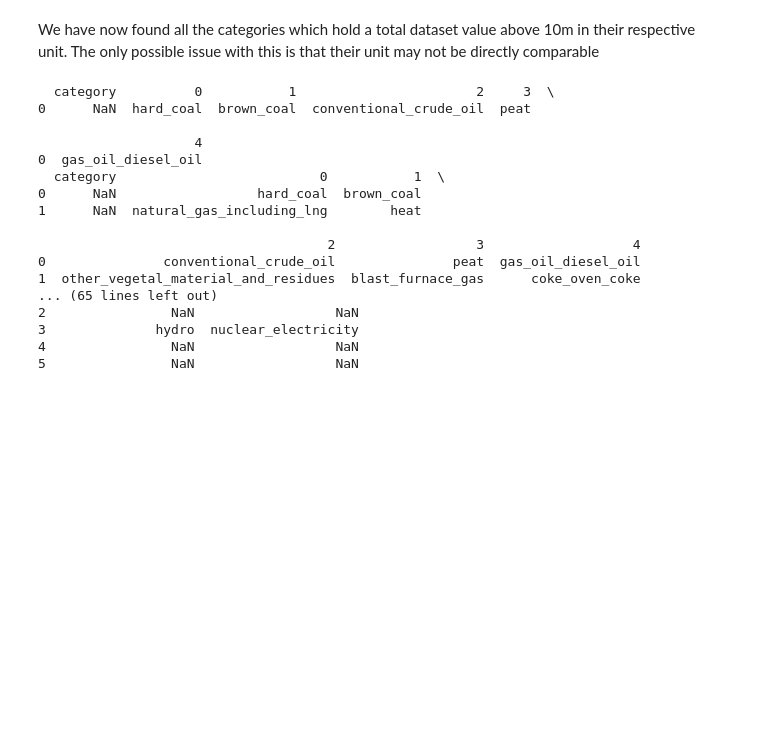
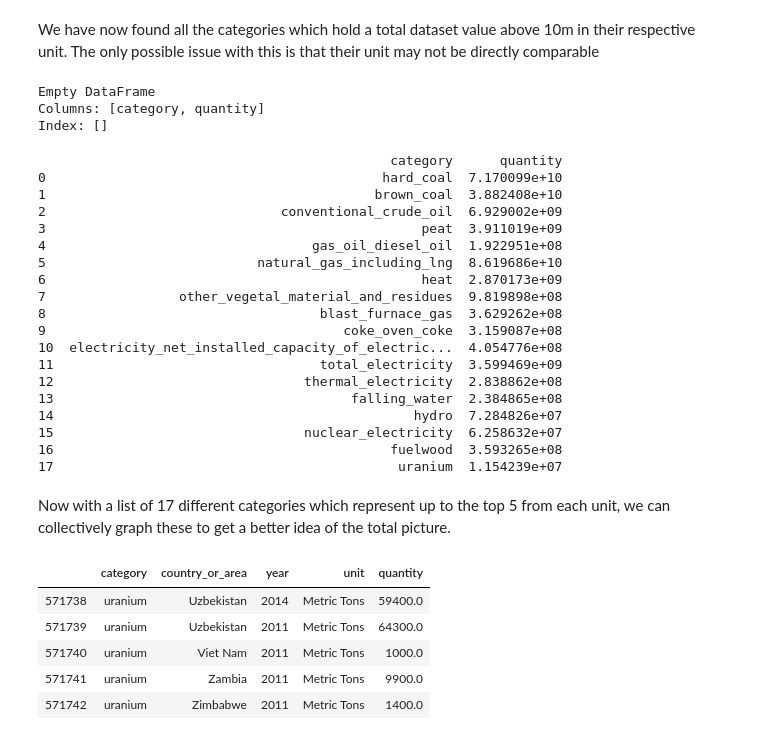
Before and after one commit to See-You-Data/UNInternationalEnergyData, a Jupyter notebook: dan_exploratory_analysis.ipynb, the cells around one changed output. Drawn from its saved outputs; the diff is of its cells as text; code cells hidden in the pictures; blank space fills up the shorter version.

```diff
--- a/dan_exploratory_analysis.ipynb
+++ b/dan_exploratory_analysis.ipynb
@@ -159,31 +143,52 @@ df_top_categories[df_top_categories['quantity']>=1E7]
 | uranium | Metric Tons | 1.154239e+07 |
 # %% [markdown]
 We have now found all the categories which hold a total dataset value above 10m in their respective unit. The only possible issue with this is that their unit may not be directly comparable
+# %%
+df_top_categories = df[['category','quantity']].drop(df.index)
+print(df_top_categories.head())
+# %% [output]
+Empty DataFrame
+Columns: [category, quantity]
+Index: []
 # %%
-df_top_categories = pd.DataFrame(columns=['category'])
+df_top_categories = df[['category','quantity']].iloc[0:0]
 for unit in df['unit'].unique():
     df_single_unit_categories = df[df['unit'] == unit].groupby(['category']).sum()
     df_single_unit_categories.drop(['year','quantity_footnotes'], axis=1, inplace=True)
     df_single_unit_categories.sort_values(by=['quantity'], inplace=True, ascending=False)
     df_single_unit_categories.reset_index(inplace=True)
-    #print(df_single_unit_categories['category'])
-    df_top_categories = df_top_categories.append(df_single_unit_categories['category'].head(),ignore_index=True)
-    print(df_top_categories)
+    df_top_categories = df_top_categories.append(df_single_unit_categories.iloc[0:5],ignore_index=True)
+print(df_top_categories)
 # %% [output]
-  category          0           1                       2     3  \
-0      NaN  hard_coal  brown_coal  conventional_crude_oil  peat
-
-                    4
-0  gas_oil_diesel_oil
-  category                          0           1  \
-0      NaN                  hard_coal  brown_coal
-1      NaN  natural_gas_including_lng        heat
-
-                                     2                  3                   4
-0               conventional_crude_oil               peat  gas_oil_diesel_oil
-1  other_vegetal_material_and_residues  blast_furnace_gas      coke_oven_coke
-... (65 lines left out)
-2                NaN                  NaN
-3              hydro  nuclear_electricity
-4                NaN                  NaN
-5                NaN                  NaN
+                                             category      quantity
+0                                           hard_coal  7.170099e+10
+1                                          brown_coal  3.882408e+10
+2                              conventional_crude_oil  6.929002e+09
+3                                                peat  3.911019e+09
+4                                  gas_oil_diesel_oil  1.922951e+08
+5                           natural_gas_including_lng  8.619686e+10
+6                                                heat  2.870173e+09
+7                 other_vegetal_material_and_residues  9.819898e+08
+8                                   blast_furnace_gas  3.629262e+08
+9                                      coke_oven_coke  3.159087e+08
+10  electricity_net_installed_capacity_of_electric...  4.054776e+08
+11                                  total_electricity  3.599469e+09
+12                                thermal_electricity  2.838862e+08
+13                                      falling_water  2.384865e+08
+14                                              hydro  7.284826e+07
+15                                nuclear_electricity  6.258632e+07
+16                                           fuelwood  3.593265e+08
+17                                            uranium  1.154239e+07
+# %% [markdown]
+Now with a list of 17 different categories which represent up to the top 5 from each unit, we can collectively graph these to get a better idea of the total picture.
+# %%
+df_top_units = pd.merge(df_top_categories['category'],df,left_on='category',right_on='category',how='left')
+df_top_units.drop(['commodity_transaction','quantity_footnotes'],axis=1,inplace=True)
+df_top_units.tail()
+# %% [output]
+|  | category | country_or_area | year | unit | quantity |
+| 571738 | uranium | Uzbekistan | 2014 | Metric Tons | 59400.0 |
+| 571739 | uranium | Uzbekistan | 2011 | Metric Tons | 64300.0 |
+| 571740 | uranium | Viet Nam | 2011 | Metric Tons | 1000.0 |
+| 571741 | uranium | Zambia | 2011 | Metric Tons | 9900.0 |
+| 571742 | uranium | Zimbabwe | 2011 | Metric Tons | 1400.0 |
```
Also changed, not shown: parts of 4 cells of this notebook.
